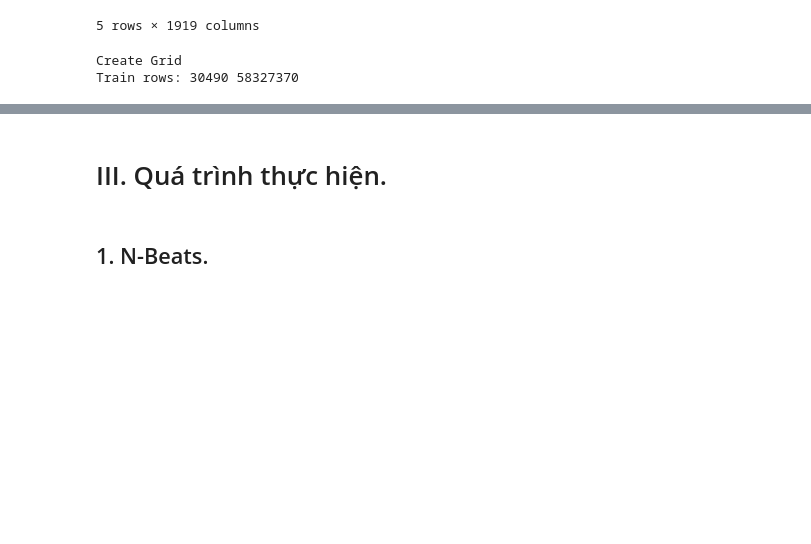
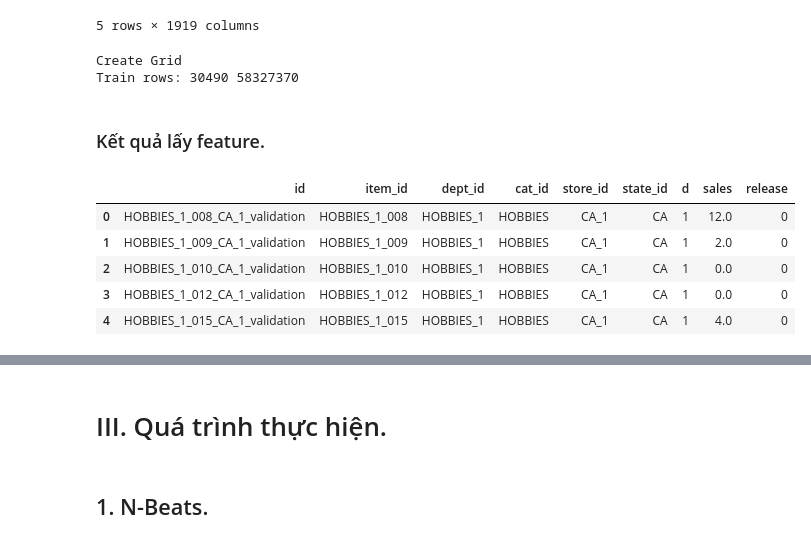
Before and after one commit to DoLienKhoa/KHDLUD, a Jupyter notebook: KHDLUD_Report.ipynb, the cells around one changed output, grey strips where cells are left out. Drawn from its saved outputs; the diff is of its cells as text; code cells hidden in the pictures; blank space fills up the shorter version.

```diff
--- a/KHDLUD_Report.ipynb
+++ b/KHDLUD_Report.ipynb
@@ -545,3 +545,15 @@ grid_df.tail()
 ########################### Final list of features
 #################################################################################
 grid_df.info()
+# %% [markdown]
+### Kết quả lấy feature.
+# %%
+pick1 = pd.read_pickle('/content/drive/MyDrive/M5-Forecasting-Accuracy-data/grid_part_1.pkl')
+pick1.head()
+# %% [output]
+|  | id | item_id | dept_id | cat_id | store_id | state_id | d | sales | release |
+| 0 | HOBBIES_1_008_CA_1_validation | HOBBIES_1_008 | HOBBIES_1 | HOBBIES | CA_1 | CA | 1 | 12.0 | 0 |
+| 1 | HOBBIES_1_009_CA_1_validation | HOBBIES_1_009 | HOBBIES_1 | HOBBIES | CA_1 | CA | 1 | 2.0 | 0 |
+| 2 | HOBBIES_1_010_CA_1_validation | HOBBIES_1_010 | HOBBIES_1 | HOBBIES | CA_1 | CA | 1 | 0.0 | 0 |
+| 3 | HOBBIES_1_012_CA_1_validation | HOBBIES_1_012 | HOBBIES_1 | HOBBIES | CA_1 | CA | 1 | 0.0 | 0 |
+| 4 | HOBBIES_1_015_CA_1_validation | HOBBIES_1_015 | HOBBIES_1 | HOBBIES | CA_1 | CA | 1 | 4.0 | 0 |
```
Also changed, not shown: parts of 6 cells of this notebook.
